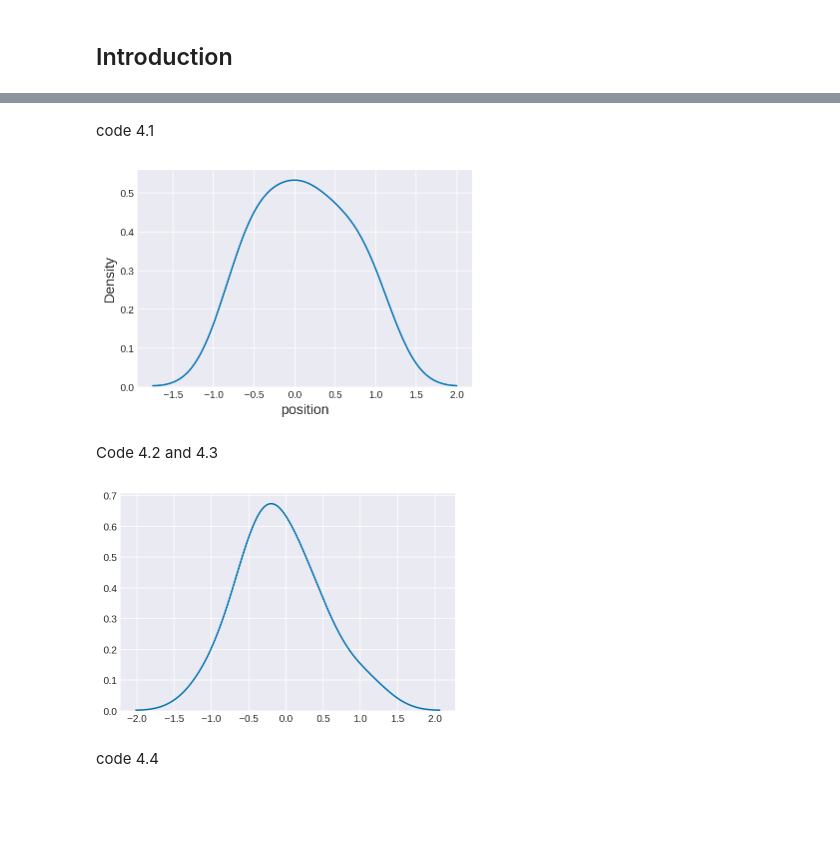
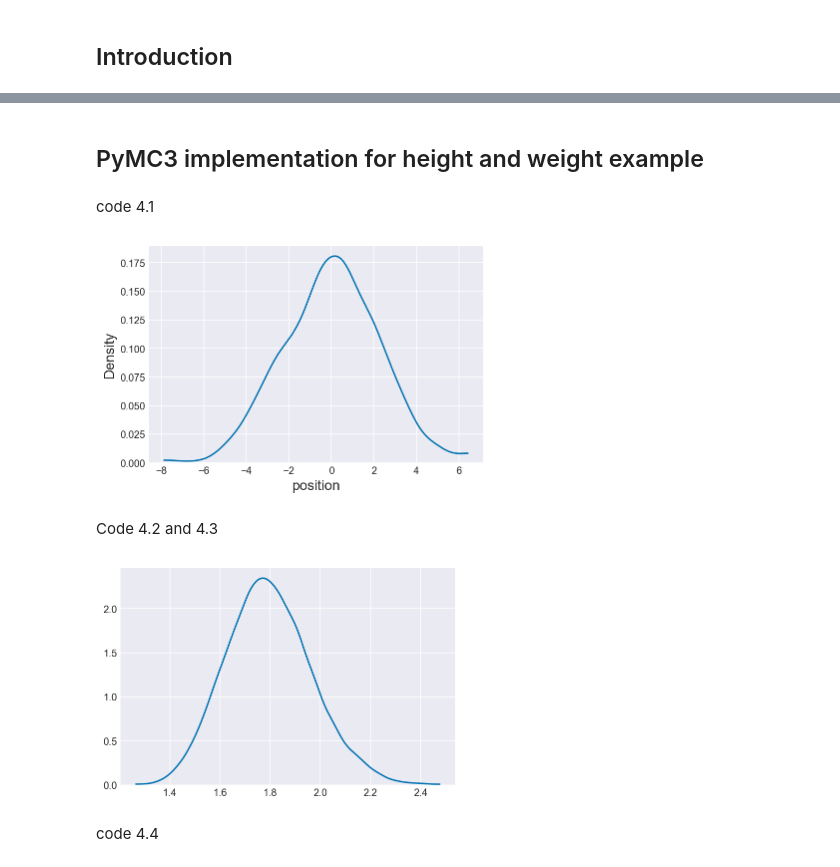
Before and after one commit to ShawnSerendipity/Probability-and-Machine-Learning-in-Tensorflow, a Jupyter notebook: 4.3 Bayesian Regression.ipynb, the cells around one changed output, grey strips where cells are left out. Drawn from its saved outputs; the diff is of its cells as text; code cells hidden in the pictures; blank space fills up the shorter version.

```diff
--- a/4.3 Bayesian Regression.ipynb
+++ b/4.3 Bayesian Regression.ipynb
@@ -30,48 +53,55 @@ Since TFP inherits the benefits of TensorFlow, you can build, fit, and deploy a
 # %%
-%matplotlib inline
+#@title Import { display-mode: "form" }
+
 import io
 from google.colab import files
-import numpy as np;
+import os
+import sys
+import glob
+import matplotlib.pyplot as plt
+import numpy as np
 import pandas as pd
-from scipy import stats
+import scipy.stats as stats
+import tensorflow as tf
+
+from tensorflow.python import tf2
+if not tf2.enabled():
+  import tensorflow.compat.v2 as tf
+  tf.enable_v2_behavior()
+  assert tf2.enabled()
+
+import tensorflow_probability as tfp
 import pymc3 as pm
-from scipy.stats import norm
-from scipy.interpolate import griddata
-import tensorflow as tf
-import tensorflow_probability as tfp
-import matplotlib.pyplot as plt
-import seaborn as sns;
-import time
+import seaborn as sns
 
 tfd = tfp.distributions
+%matplotlib inline
+
+palette = 'muted'
+sns.set_palette(palette); sns.set_color_codes(palette)
+np.set_printoptions(precision=2)
+pd.set_option('display.precision', 2)
 %config InlineBackend.figure_format = 'retina'
 plt.style.use(['seaborn-colorblind', 'seaborn-darkgrid'])
+# %% [markdown]
+## PyMC3 implementation for height and weight example
 # %% [markdown]
 code 4.1
 # %%
-# Build the model
-pos = tfd.Uniform(low=-1., high=1.).sample(16,1000)
-with tf.Session() as sess:
-  pos = sess.run(pos)
 
-# Plot the model
-sns.kdeplot(pos)
+pos = np.random.uniform(-1, 1, size=(16, 1000)).sum(0)
+pm.kdeplot(pos)
 plt.xlabel('position', fontsize=14)
 plt.ylabel('Density', fontsize=14);
 # %% [output]
-[figure, old version]
+[figure, new version]
 # %% [markdown]
 Code 4.2 and 4.3
-# %%
-# Build the model
-pos = tfd.Uniform(low=-1., high=1.1).sample(12,10000)
-with tf.Session() as sess:
-  pos = sess.run(pos)
-
-# Plot the model
-sns.kdeplot(pos);
-# %% [output]
-[figure, removed]
+# %%
+pos = np.random.uniform(1, 1.1, size=(12, 10000)).prod(0)
+pm.kdeplot(pos);
+# %% [output]
+[figure, added]
 # %% [markdown]
 code 4.4
 # %%
```
Also changed, not shown: parts of 108 cells of this notebook.
